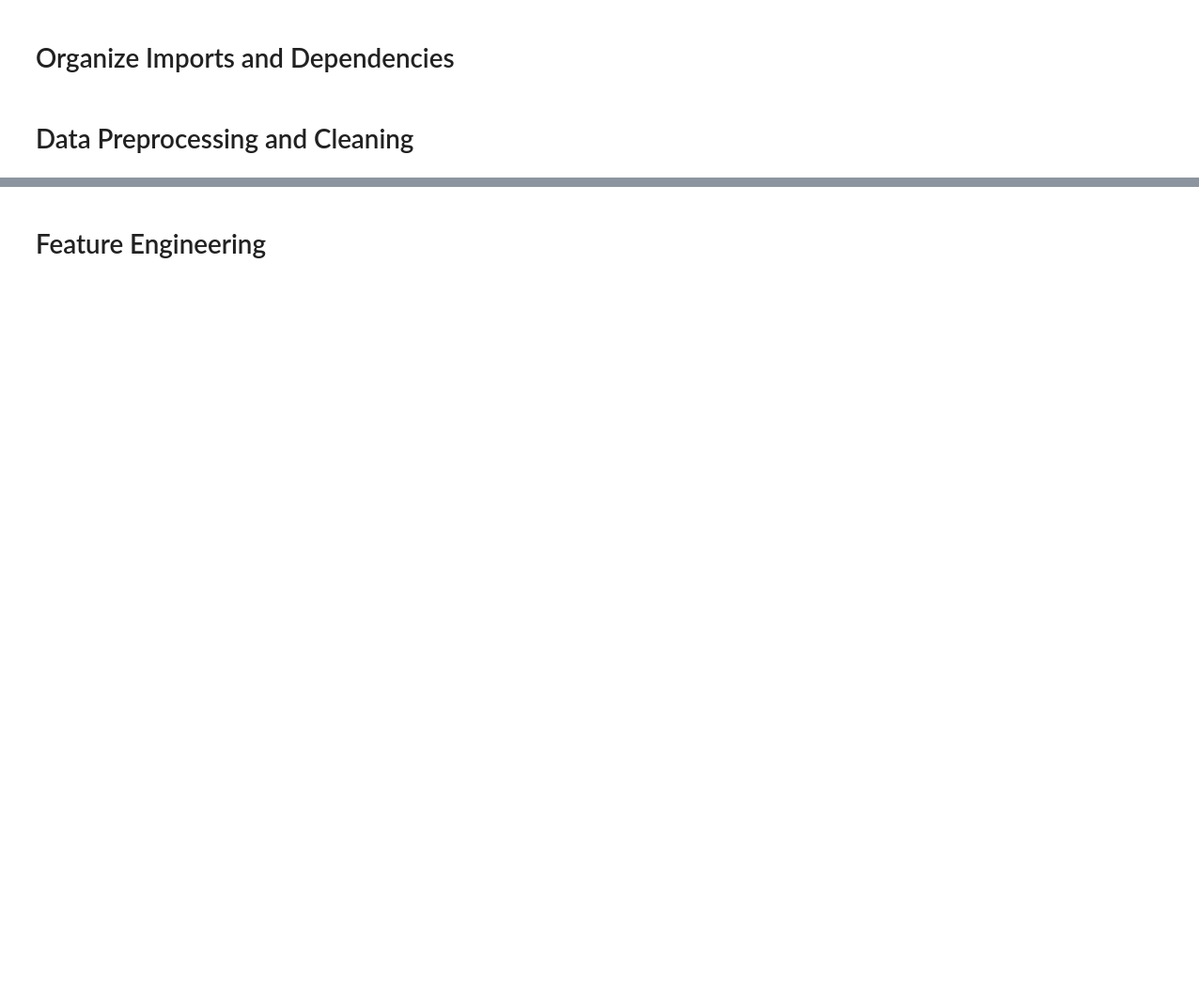
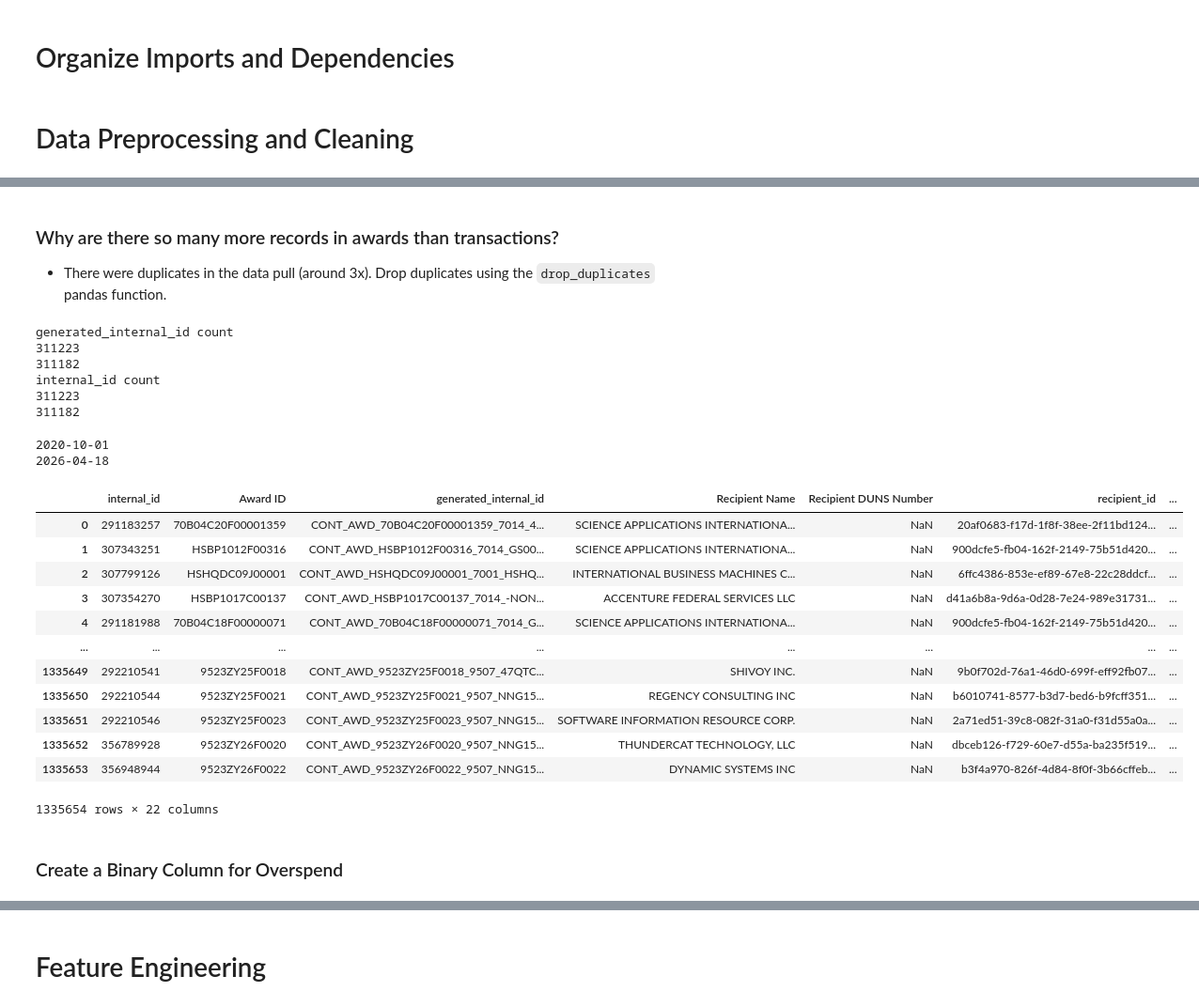
Before and after one commit to jmcatee17/ADA-final-project, a Jupyter notebook: data_ingestion/Preprocessing_and Feature_Engineering.ipynb, the cells around one changed output, grey strips where cells are left out. Shown at 94% size. Drawn from its saved outputs; the diff is of its cells as text; code cells hidden in the pictures; blank space fills up the shorter version.

Commit message:
Update API pull and create all features for week 5 checkpoint

```diff
--- a/data_ingestion/Preprocessing_and Feature_Engineering.ipynb
+++ b/data_ingestion/Preprocessing_and Feature_Engineering.ipynb
@@ -13,2 +57,44 @@ df_transactions = pd.read_csv('df_transactions.csv')
+# %% [markdown]
+### Why are there so many more records in awards than transactions?
+- There were duplicates in the data pull (around 3x). Drop duplicates using the `drop_duplicates` pandas function.
+# %%
+# The number of generated internal id's are essentially the same
+print('generated_internal_id count')
+print(len(df_transactions['generated_internal_id'].unique()))
+print(len(df_awards['generated_internal_id'].unique()))
+
+# Internal id functions the same way - same number of uniques
+print('internal_id count')
+print(len(df_transactions['internal_id'].unique()))
+print(len(df_awards['internal_id'].unique()))
+# %% [output]
+generated_internal_id count
+311223
+311182
+internal_id count
+311223
+311182
+# %%
+print(min(df_transactions['Action Date']))
+print(max(df_transactions['Action Date']))
+# %% [output]
+2020-10-01
+2026-04-18
+# %%
+df_awards
+# %% [output]
+|  | internal_id | Award ID | generated_internal_id | Recipient Name | Recipient DUNS Number | recipient_id | ... |
+| 0 | 291183257 | 70B04C20F00001359 | CONT_AWD_70B04C20F00001359_7014_4... | SCIENCE APPLICATIONS INTERNATIONA... | NaN | 20af0683-f17d-1f8f-38ee-2f11bd124... | ... |
+| 1 | 307343251 | HSBP1012F00316 | CONT_AWD_HSBP1012F00316_7014_GS00... | SCIENCE APPLICATIONS INTERNATIONA... | NaN | 900dcfe5-fb04-162f-2149-75b51d420... | ... |
+| 2 | 307799126 | HSHQDC09J00001 | CONT_AWD_HSHQDC09J00001_7001_HSHQ... | INTERNATIONAL BUSINESS MACHINES C... | NaN | 6ffc4386-853e-ef89-67e8-22c28ddcf... | ... |
+| 3 | 307354270 | HSBP1017C00137 | CONT_AWD_HSBP1017C00137_7014_-NON... | ACCENTURE FEDERAL SERVICES LLC | NaN | d41a6b8a-9d6a-0d28-7e24-989e31731... | ... |
+| 4 | 291181988 | 70B04C18F00000071 | CONT_AWD_70B04C18F00000071_7014_G... | SCIENCE APPLICATIONS INTERNATIONA... | NaN | 900dcfe5-fb04-162f-2149-75b51d420... | ... |
+| ... | ... | ... | ... | ... | ... | ... | ... |
+| 1335649 | 292210541 | 9523ZY25F0018 | CONT_AWD_9523ZY25F0018_9507_47QTC... | SHIVOY INC. | NaN | 9b0f702d-76a1-46d0-699f-eff92fb07... | ... |
+| 1335650 | 292210544 | 9523ZY25F0021 | CONT_AWD_9523ZY25F0021_9507_NNG15... | REGENCY CONSULTING INC | NaN | b6010741-8577-b3d7-bed6-b9fcff351... | ... |
+| 1335651 | 292210546 | 9523ZY25F0023 | CONT_AWD_9523ZY25F0023_9507_NNG15... | SOFTWARE INFORMATION RESOURCE CORP. | NaN | 2a71ed51-39c8-082f-31a0-f31d55a0a... | ... |
+| 1335652 | 356789928 | 9523ZY26F0020 | CONT_AWD_9523ZY26F0020_9507_NNG15... | THUNDERCAT TECHNOLOGY, LLC | NaN | dbceb126-f729-60e7-d55a-ba235f519... | ... |
+| 1335653 | 356948944 | 9523ZY26F0022 | CONT_AWD_9523ZY26F0022_9507_NNG15... | DYNAMIC SYSTEMS INC | NaN | b3f4a970-826f-4d84-8f0f-3b66cffeb... | ... |
+1335654 rows × 22 columns
 # %%
 # Calculate aggregate statistics at parent (Award ID) level
@@ -19,0 +108,2 @@ df_merge = pd.merge(dfa, df_t_gb, how = 'left', on = 'generated_internal_id')
+# %% [markdown]
+### Create a Binary Column for Overspend
```
Also changed, not shown: parts of 11 cells of this notebook, 1 other file.
